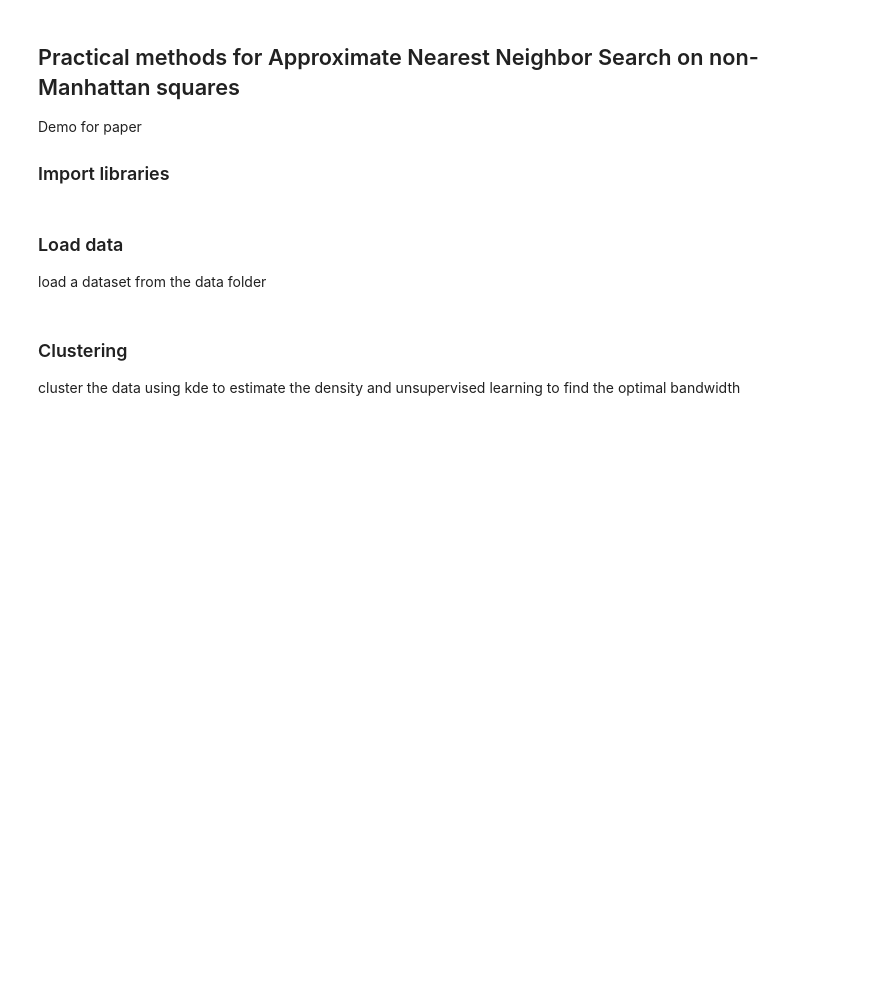
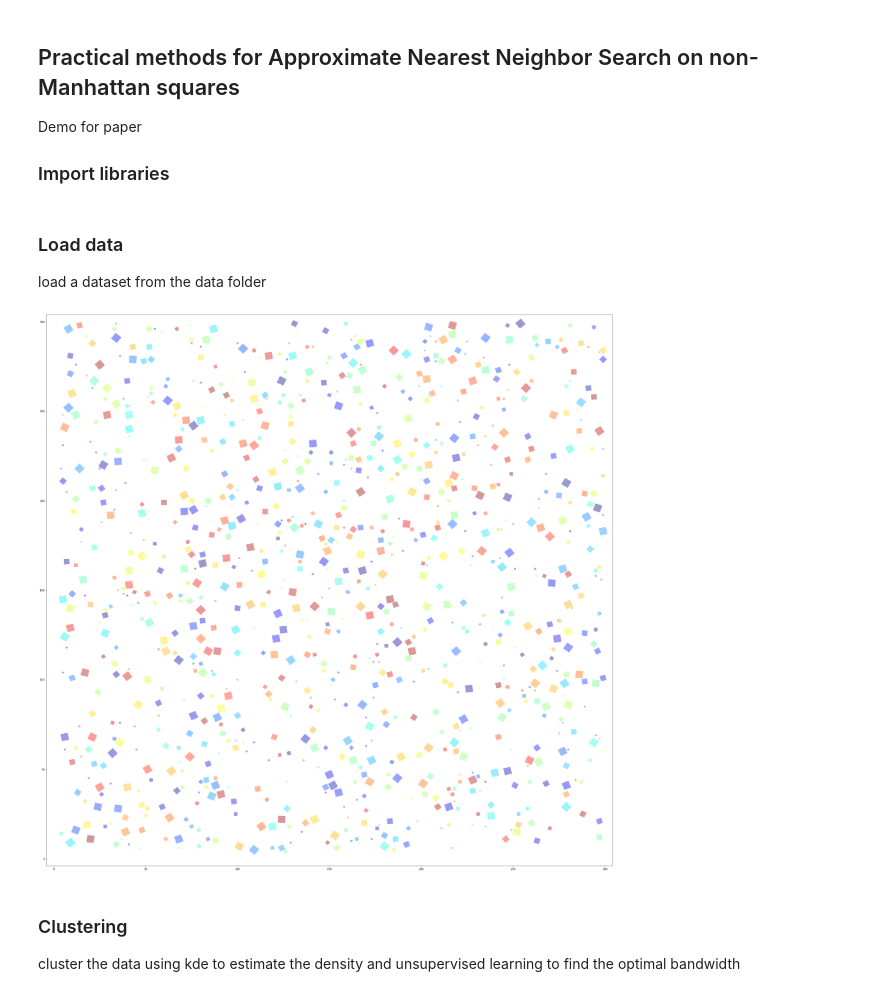
Before and after one commit to PRigas96/nMANN, a Jupyter notebook: demo.ipynb, the cells around one changed output. Saved outputs shown, nothing was run; the diff lists cells and outputs as text; code cells hidden in the pictures; blank space fills up the shorter version.

```diff
--- a/demo.ipynb
+++ b/demo.ipynb
@@ -19,11 +19,13 @@ from IPython.display import clear_output
 load a dataset from the data folder
 # %%
 # Load data
-data = np.load('./data_v1/1000sq/1000sq.npy')
+data = np.load('./data/data_v1/1000sq/1000sq.npy')
 # Load query points
-q_points = np.load('./data_v1/1000sq/1000qp.npy')
+q_points = np.load('./data/data_v1/1000sq/1000qp.npy')
 # plot data
-#vis.plot_data(data,40,[0-4,300+4,0-4,300+4])
+vis.plot_data(data,40,[0-4,300+4,0-4,300+4])
+# %% [output]
+[figure, added]
 # %% [markdown]
 ### Clustering
 cluster the data using kde to estimate the density and unsupervised learning to find the optimal bandwidth
```
Also changed, not shown: parts of 1 cell of this notebook.
